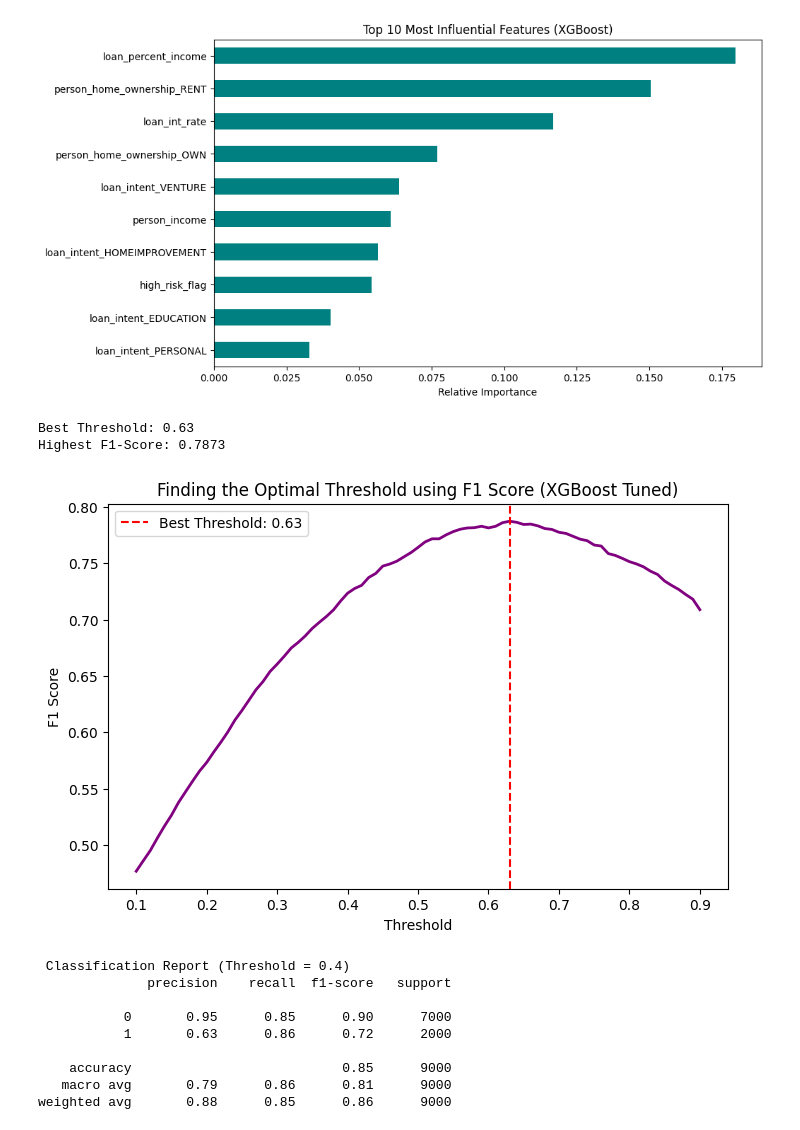
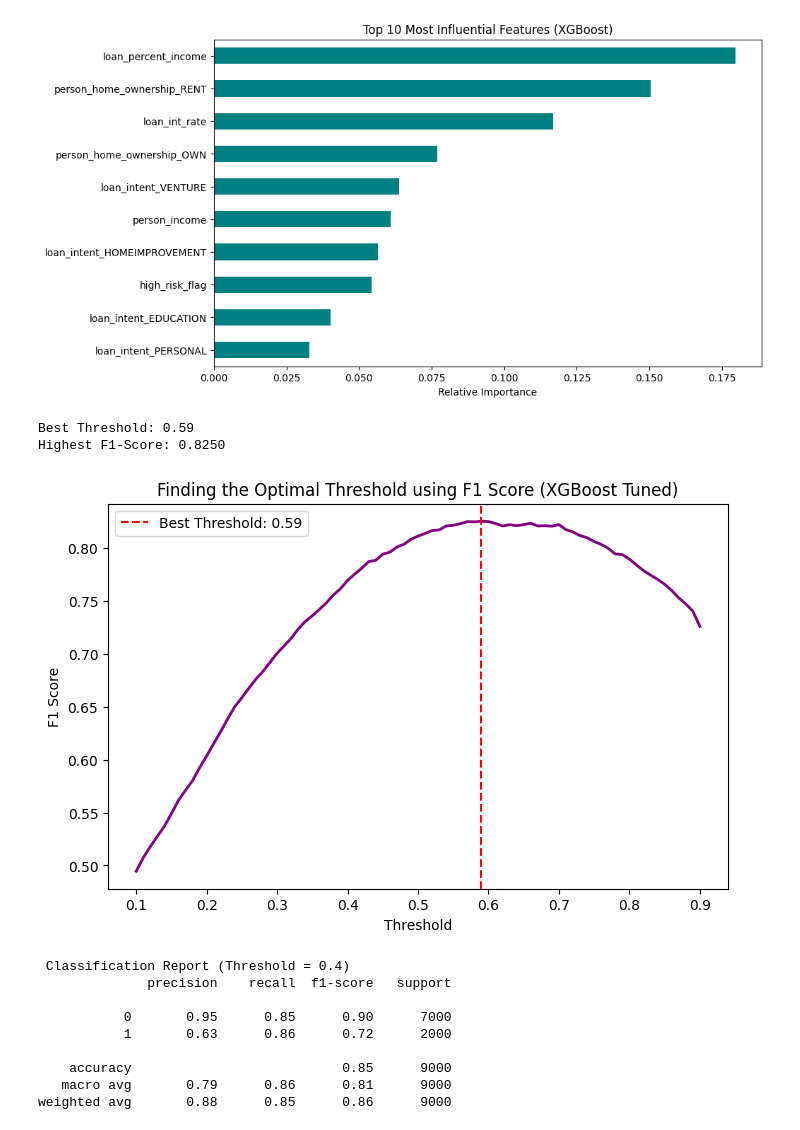
Before and after one commit to WuDuncan/loan_approval-classification, a Jupyter notebook: loan_approval.ipynb, the cells around one changed output. Cells and saved outputs as stored; diff of their text form; code cells hidden in the pictures.

```diff
--- a/loan_approval.ipynb
+++ b/loan_approval.ipynb
@@ -156,42 +156,6 @@ Passing `palette` without assigning `hue` is deprecated and will be removed in v
 Text(0.5, 1.0, 'Previous Defaults vs Loan Status')
 [figure]
 # %%
-'''
-# Feature Engineering
-
-# 1. Loan-to-Income Ration: Measures the debt burden to income
-df['loan_to_income'] = df['loan_amnt'] / df['person_income']
-
-# 2. Age-Employment Ratio: Observes professional stability relative to the applicant's age
-df['age_emp_ratio'] = df['person_emp_exp'] / df['person_age']
-
-# 3. Income per Age: Measures earning efficiency and identifies young high-earners
-df['income_per_age'] = df['person_income'] / df['person_age']
-
-# 4. Credit Load: Measures loan amount per credit score
-df['credit_load'] = df['loan_amnt'] / df['credit_score']
-
-# 5. Score-to-Income Ratio: Analyzes creditworthiness relative to income level
-df['score_income_ratio'] = df['credit_score'] / df['person_income']
-
-# 6. Interest Burden: Estimates the total interest scale the applicant is required to pay
-df['interest_burden'] = df['loan_amnt'] * df['loan_int_rate']
-
-# 7. Post-18 Work Ratio: Calculates the percentage of adult life spent employed
-df['exp_per_age'] = df['person_emp_exp'] / (df['person_age'] - 18).replace(0, 1)
-
-# 8. Monthly Income: Breaks down annual income to simulate monthly cash flow
-df['monthly_income'] = df['person_income'] / 12
-
-# 9. High-Risk Flag: Combines 'Previous Default' and 'High Debt-to-Income (>30%)' as a critical risk factor
-df['high_risk_flag'] = ((df['previous_loan_defaults_on_file'] == 1) & (df['loan_percent_income'] > 0.3)).astype(int)
-
-# 10. Low-Score High-Loan Flag: Flags 'Low Credit Score (<600)' combined with 'Large Loan Amount (>10k)'
-df['low_score_high_loan'] = ((df['credit_score'] < 600) & (df['loan_amnt'] > 10000)).astype(int)
-
-# Encoding
-df_final = pd.get_dummies(df)
-'''
 # Feature Engineering
 
 # 1. Income to Employment Experience
@@ -455,26 +395,32 @@ plt.show()
 # %%
 import numpy as np
 from sklearn.metrics import f1_score
 
 thresholds = np.linspace(0.1, 0.9, 81)
-f1_scores = [f1_score(y_test, (results['XGBoost (Tuned)']['probs'] >= t).astype(int)) for t in thresholds]
+X_train2, X_val, y_train2, y_val = train_test_split(
+    X_train_scaled, y_train,
+    test_size=0.2,
+    random_state=42
+)
 
+val_probs = tuned_models['XGBoost (Tuned)'].predict_proba(X_val)[:, 1]
+f1_scores = [f1_score(y_val, (val_probs >= t).astype(int)) for t in thresholds]
 best_threshold = thresholds[np.argmax(f1_scores)]
 print(f"Best Threshold: {best_threshold:.2f}")
 print(f"Highest F1-Score: {max(f1_scores):.4f}")
 
 plt.figure(figsize=(8, 5))
 plt.plot(thresholds, f1_scores, color='purple', lw=2)
 plt.axvline(x=best_threshold, color='red', linestyle='--', label=f'Best Threshold: {best_threshold:.2f}')
 plt.xlabel('Threshold')
 plt.ylabel('F1 Score')
 plt.title('Finding the Optimal Threshold using F1 Score (XGBoost Tuned)')
 plt.legend()
 plt.show()
 # %% [output]
-Best Threshold: 0.63
-Highest F1-Score: 0.7873
+Best Threshold: 0.59
+Highest F1-Score: 0.8250
-[figure, old version]
+[figure, new version]
 # %%
 from sklearn.metrics import classification_report, confusion_matrix
 import seaborn as sns
```
Also changed, not shown: parts of 1 cell of this notebook.
